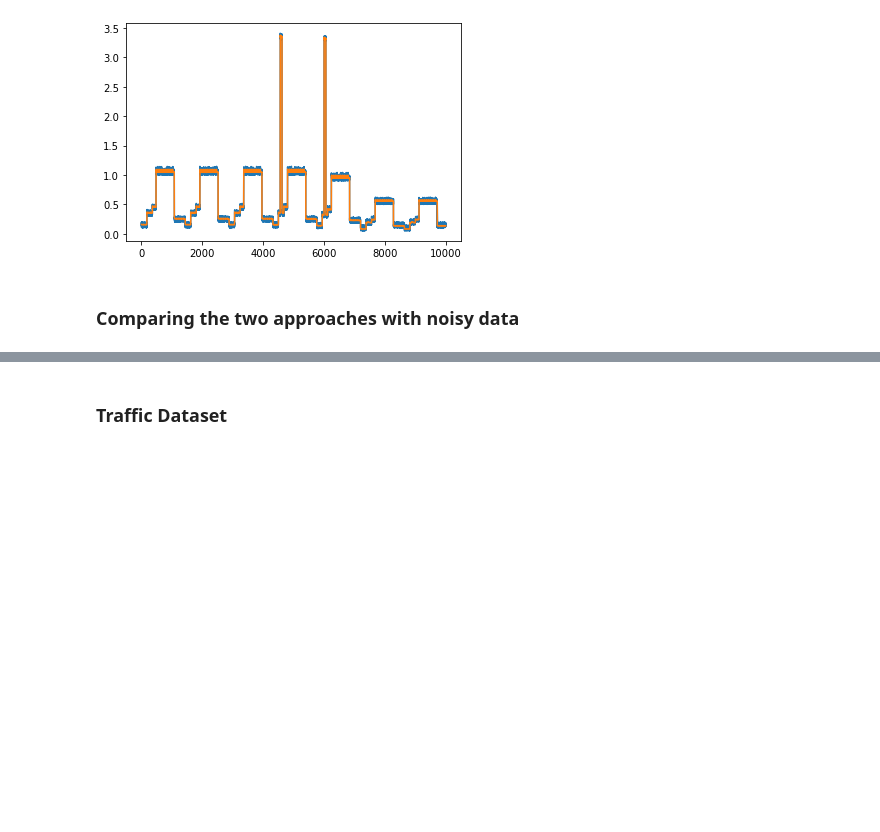
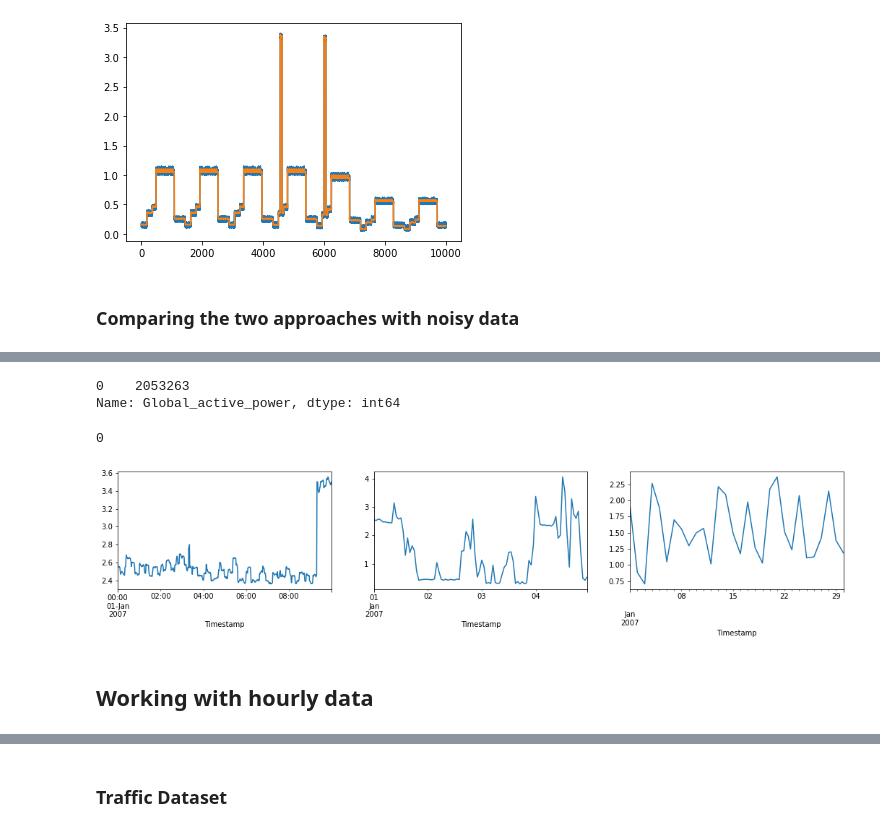
Before and after one commit to canerturkmen/tensorseason, a Jupyter notebook: poc.ipynb, the cells around one changed output, grey strips where cells are left out. Saved outputs shown, nothing was run; the diff lists cells and outputs as text; code cells hidden in the pictures; blank space fills up the shorter version.

```diff
--- a/poc.ipynb
+++ b/poc.ipynb
@@ -228,0 +317,5 @@ plot_comparison(dct_errors, dft_errors, ten_params, ten_errors, param_sweep, [60
+# %%
+df = pd.read_csv("data/household_power_consumption.csv", sep=";", usecols=['Date', 'Time', 'Global_active_power'], parse_dates={"Timestamp": ['Date', 'Time']}, infer_datetime_format=True, na_values="?", index_col="Timestamp")["Global_active_power"]
+df.index.freq = "T"
+df = df.loc["2007-01-01":] #trimming the last 15 days of december, and use only Global_active_power, which is almost perf. correlated with Global_intensity
+df = df.fillna(df.loc["2007"].mean()) #interpolation see below
@@ -228,0 +327,21 @@ plot_comparison(dct_errors, dft_errors, ten_params, ten_errors, param_sweep, [60
+# %%
+df.isnull().astype(int).groupby(df.notnull().astype(int).cumsum()).sum().value_counts().sort_index()
+# %% [output]
+0    2053263
+Name: Global_active_power, dtype: int64
+# %%
+df.isnull().sum()
+# %% [output]
+0
+# %%
+df_hourly = df.resample("H").mean()
+df_daily = df.resample("D").mean()
+# %%
+fig, axes = plt.subplots(1,3, figsize=(6*3, 3))
+df.iloc[:600].plot(ax=axes[0]);
+df_hourly.iloc[:96].plot(ax=axes[1]);
+df_daily.iloc[:30].plot(ax=axes[2]);
+# %% [output]
+[figure, added]
+# %% [markdown]
+## Working with hourly data
```
Also changed, not shown: parts of 87 cells of this notebook, 1 other file.
